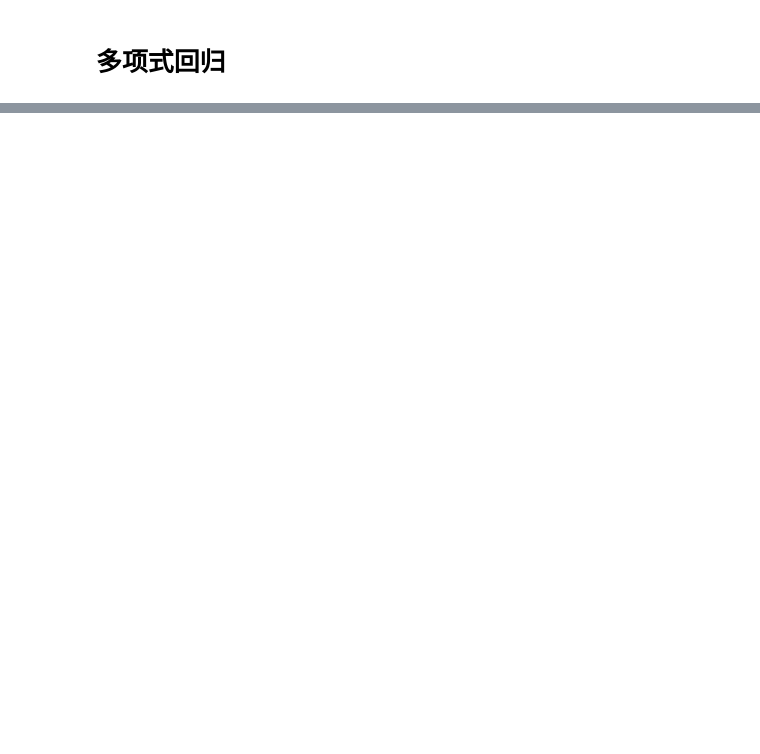
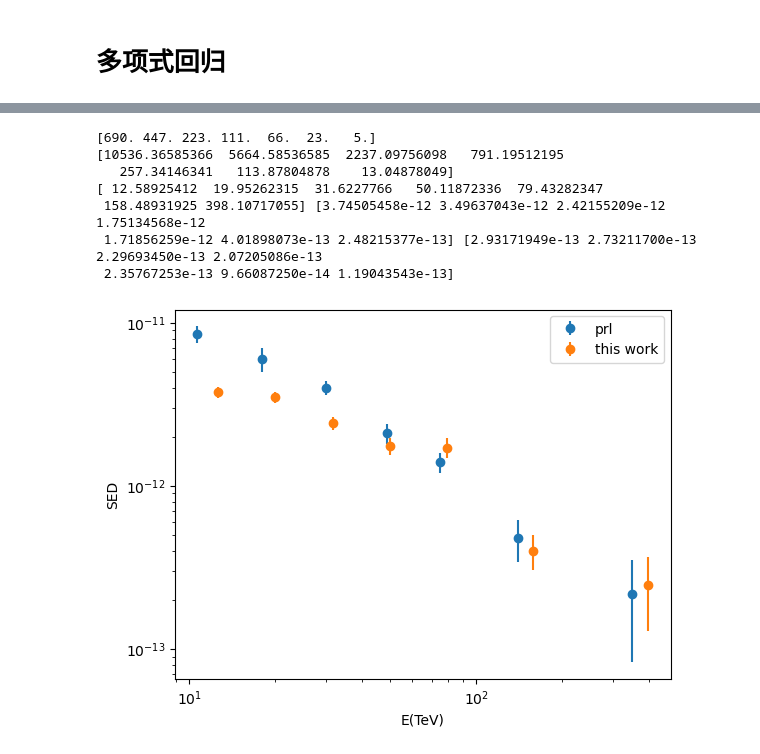
Before and after one commit to hukongyi/Gamma_Energy, a Jupyter notebook: GetEnergy.ipynb, the cells around one changed output, grey strips where cells are left out. Saved outputs shown, nothing was run; the diff lists cells and outputs as text; code cells hidden in the pictures; blank space fills up the shorter version.

```diff
--- a/GetEnergy.ipynb
+++ b/GetEnergy.ipynb
@@ -304,0 +311,22 @@ check_fit(energy_pred, energy_orgin, "Linear regression(bivariate)")
+# %%
+degree = 5
+x = np.array([np.log10(S50_train), sectheta_train]).T
+y = np.log10(prie_train)
+# 创建多项式特征生成器
+poly = PolynomialFeatures(degree=degree)
+
+# 转换特征
+X = poly.fit_transform(x)
+
+# 创建线性回归模型
+model = LinearRegression()
+
+model.fit(X, y)
+
+x_test = np.array([np.log10(S50_test), sectheta_test]).T
+X_test = poly.fit_transform(x_test)
+
+energy_pred = 10**model.predict(X_test)
+energy_orgin = prie_test
+# %%
+check_fit(energy_pred, energy_orgin, method, tmpsavepath)
@@ -304,0 +338,16 @@ check_fit(energy_pred, energy_orgin, "Linear regression(bivariate)")
+# %%
+Expt_x = np.array([np.log10(Exptdata["S50"]), Exptdata["sectheta"]]).T
+Expt_X = poly.fit_transform(Expt_x)
+
+ExptEnergy = 10**model.predict(Expt_X)
+GetSpectrum(Exptdata, ExptEnergy, energy_pred, sectheta_test, sumpf_test,
+            theta_test, phi_test, pritheta_test, priphi_test, test_size, tmpsavepath)
+# %% [output]
+[690. 447. 223. 111.  66.  23.   5.]
+[10536.36585366  5664.58536585  2237.09756098   791.19512195
+   257.34146341   113.87804878    13.04878049]
+[ 12.58925412  19.95262315  31.6227766   50.11872336  79.43282347
+ 158.48931925 398.10717055] [3.74505458e-12 3.49637043e-12 2.42155209e-12 1.75134568e-12
+ 1.71856259e-12 4.01898073e-13 2.48215377e-13] [2.93171949e-13 2.73211700e-13 2.29693450e-13 2.07205086e-13
+ 2.35767253e-13 9.66087250e-14 1.19043543e-13]
+[figure, added]
```
Also changed, not shown: parts of 65 cells of this notebook, 48 other files.
